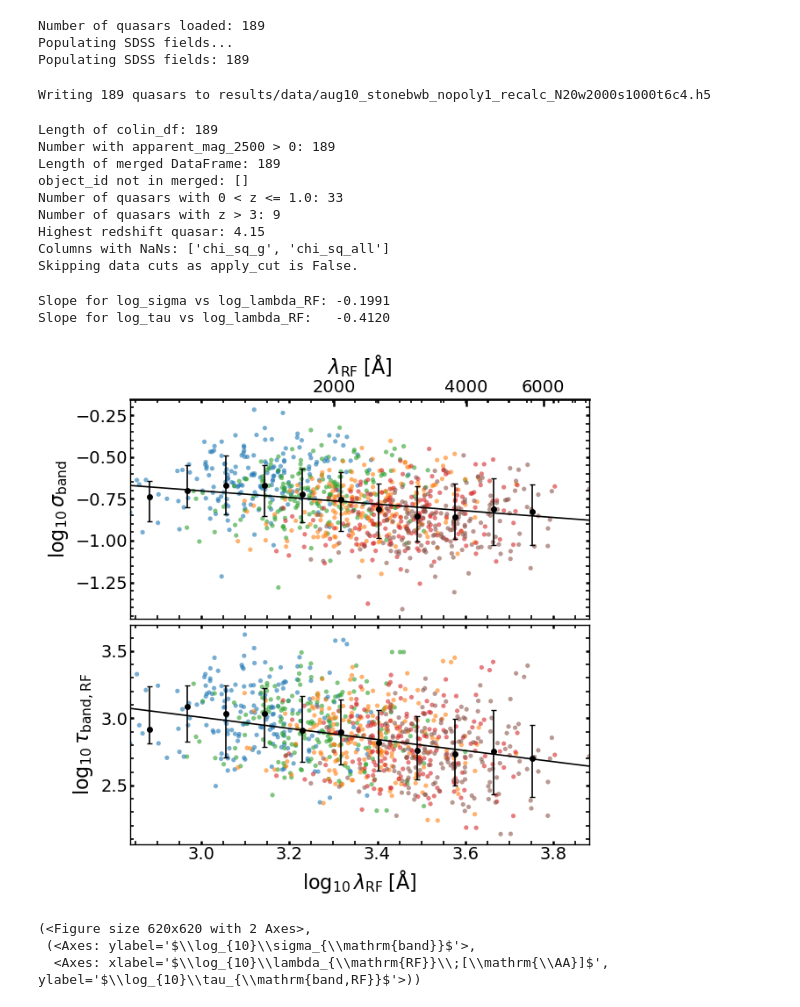
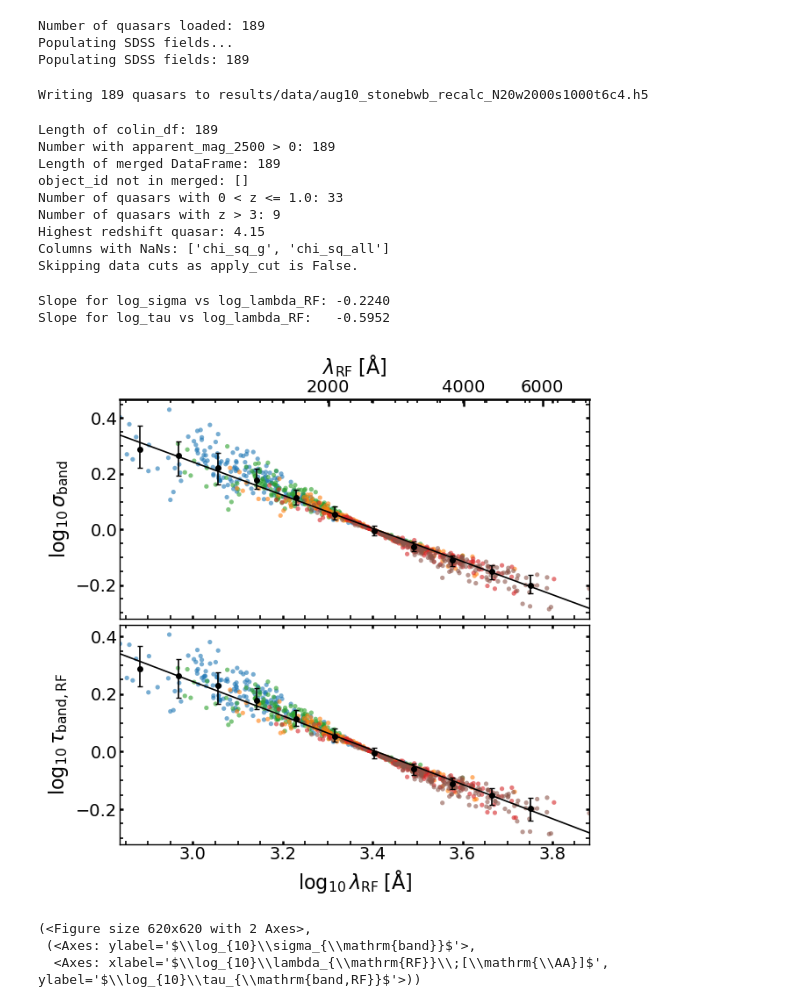
Before and after one commit to dutra/qvc, a Jupyter notebook: qvc/appendix_band_vs_wavelength.ipynb, the cells around one changed output. Cells and saved outputs as stored; diff of their text form; code cells hidden in the pictures.

Commit message:
appendix plots update

```diff
--- a/qvc/appendix_band_vs_wavelength.ipynb
+++ b/qvc/appendix_band_vs_wavelength.ipynb
@@ -1,17 +1,18 @@
 # %%
 from hubble_utils import load_quasar_data
 import pandas as pd
+import matplotlib.pyplot as plt
 import numpy as np
 plt.style.use('style.mplstyle')
 
 
 #agn_df = load_quasar_data("results/aug10_stonebwb_N30w2000s1000t6c4.h5", populate_sdss=True, apply_cut=False)
-agn_df = load_quasar_data("results/data/aug10_stonebwb_nopoly1_recalc_N20w2000s1000t6c4.h5", populate_sdss=True, apply_cut=False)
+agn_df = load_quasar_data("results/data/aug10_stonebwb_recalc_N20w2000s1000t6c4.h5", populate_sdss=True, apply_cut=False)
 # %% [output]
 Number of quasars loaded: 189
 Populating SDSS fields...
 Populating SDSS fields: 189
-Writing 189 quasars to results/data/aug10_stonebwb_nopoly1_recalc_N20w2000s1000t6c4.h5
+Writing 189 quasars to results/data/aug10_stonebwb_recalc_N20w2000s1000t6c4.h5
 Length of colin_df: 189
 Number with apparent_mag_2500 > 0: 189
 Length of merged DataFrame: 189
@@ -79,7 +80,7 @@ x_all_tau, y_all_tau = [], []
 for b in ('u', 'g', 'r', 'i', 'z'):
     lam_rf = lambda_pivot[b] / (1.0 + agn_df['z'].to_numpy())
     log_lam_rf = np.log10(lam_rf)
-    log_tau    = agn_df[f'log_tau_band_{b}_RF'].to_numpy()
+    log_tau    = agn_df[f'log_tau_band_{b}_RF'].to_numpy() - agn_df[f'log_tau_UV_RF'].to_numpy()
     mask = np.isfinite(log_lam_rf) & np.isfinite(log_tau)
     x_all_tau.append(log_lam_rf[mask])
     y_all_tau.append(log_tau[mask])
@@ -92,8 +93,8 @@ slope_tau = get_slope(x_all_tau, y_all_tau)
 print(f"Slope for log_sigma vs log_lambda_RF: {slope_sigma:.4f}")
 print(f"Slope for log_tau vs log_lambda_RF:   {slope_tau:.4f}")
 # %% [output]
-Slope for log_sigma vs log_lambda_RF: -0.1991
-Slope for log_tau vs log_lambda_RF:   -0.4120
+Slope for log_sigma vs log_lambda_RF: -0.2240
+Slope for log_tau vs log_lambda_RF:   -0.5952
 # %%
 import numpy as np
 import matplotlib.pyplot as plt
@@ -133,7 +134,7 @@ def plot_sigma_tau_vs_lambda(df, bands=('u', 'g', 'r', 'i', 'z'), n_bins=12, sho
     for b in bands:
         lam_rf = lambda_pivot[b] / (1.0 + df['z'].to_numpy())
         log_lam_rf = np.log10(lam_rf)
-        log_sigma  = df[f'log_sigma_band_{b}'].to_numpy()
+        log_sigma  = df[f'log_sigma_band_{b}'].to_numpy() - df[f'log_sigma_UV'].to_numpy()
         mask = np.isfinite(log_lam_rf) & np.isfinite(log_sigma)
         ax1.scatter(log_lam_rf[mask], log_sigma[mask], s=14, alpha=0.6,
                     color=colors[b], edgecolor='none', zorder=1)
@@ -144,7 +145,7 @@ def plot_sigma_tau_vs_lambda(df, bands=('u', 'g', 'r', 'i', 'z'), n_bins=12, sho
     for b in bands:
         lam_rf = lambda_pivot[b] / (1.0 + df['z'].to_numpy())
         log_lam_rf = np.log10(lam_rf)
-        log_tau    = df[f'log_tau_band_{b}_RF'].to_numpy()
+        log_tau    = df[f'log_tau_band_{b}_RF'].to_numpy() - df[f'log_tau_UV_RF'].to_numpy()
         mask = np.isfinite(log_lam_rf) & np.isfinite(log_tau)
         ax2.scatter(log_lam_rf[mask], log_tau[mask], s=14, alpha=0.6,
                     color=colors[b], edgecolor='none', zorder=1)
@@ -188,34 +189,34 @@ def plot_sigma_tau_vs_lambda(df, bands=('u', 'g', 'r', 'i', 'z'), n_bins=12, sho
     def angstrom_to_loglam(x):
         return np.log10(x)
 
     secax = ax1.secondary_xaxis('top', functions=(loglam_to_angstrom, angstrom_to_loglam))
     secax.set_xlabel(r'$\lambda_{\mathrm{RF}}\;[\mathrm{\AA}]$')
     secax.tick_params(direction='in', which='both', top=True)
 
     # Determine tick step dynamically
     lam_min = 10**np.nanmin(x_all_sigma)
     lam_max = 10**np.nanmax(x_all_sigma)
     lam_range = lam_max - lam_min
 
     # choose step from [100, 200, 500, 1000] Å
     possible_steps = np.array([100, 200, 500, 1000, 2000])
     step = possible_steps[np.argmin(np.abs(lam_range / possible_steps - 4))]  # aim for ~4 ticks
     tick_vals = np.arange(np.floor(lam_min / step) * step,
                           np.ceil(lam_max / step) * step + step, step)
     secax.set_xticks(tick_vals)
 
     ax2.set_xlim(np.nanmin(x_all_sigma), np.nanmax(x_all_sigma))
 
 
 
     if show:
         plt.show()
     return fig, (ax1, ax2)
 
 
 plot_sigma_tau_vs_lambda(agn_df)
 # %% [output]
-[figure, old version]
+[figure, new version]
 (<Figure size 620x620 with 2 Axes>,
  (<Axes: ylabel='$\\log_{10}\\sigma_{\\mathrm{band}}$'>,
   <Axes: xlabel='$\\log_{10}\\lambda_{\\mathrm{RF}}\\;[\\mathrm{\\AA}]$', ylabel='$\\log_{10}\\tau_{\\mathrm{band,RF}}$'>))
```
Also changed, not shown: parts of 1 cell of this notebook, 2 other files.
